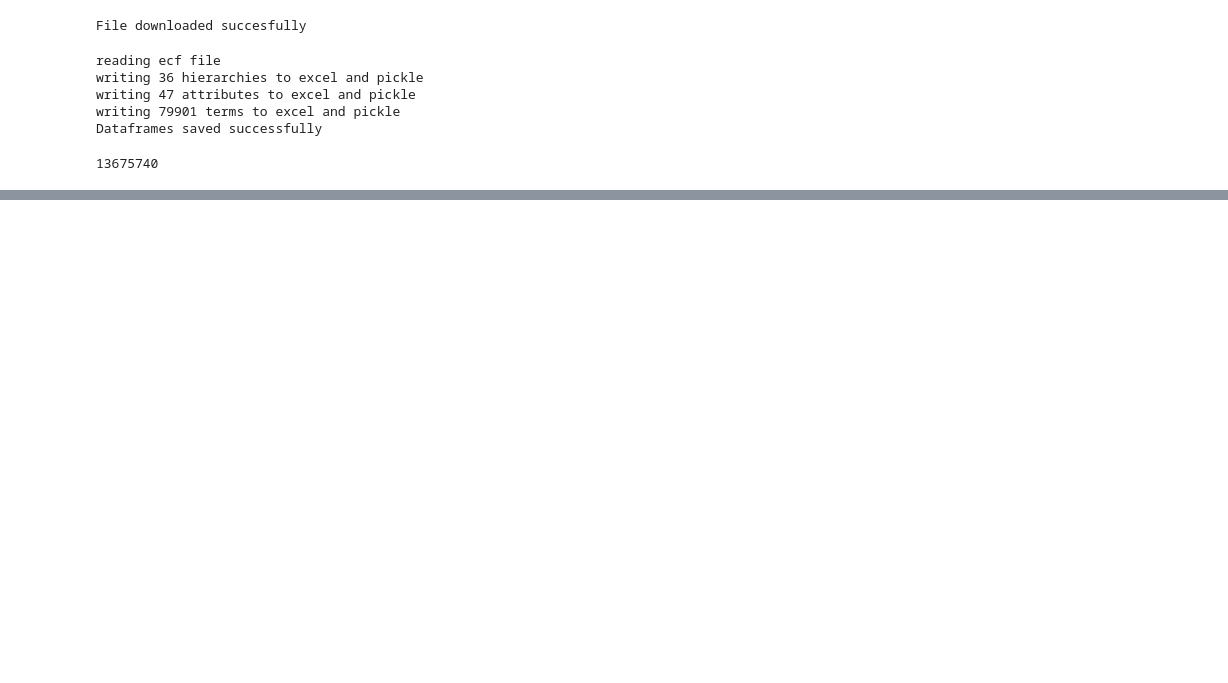
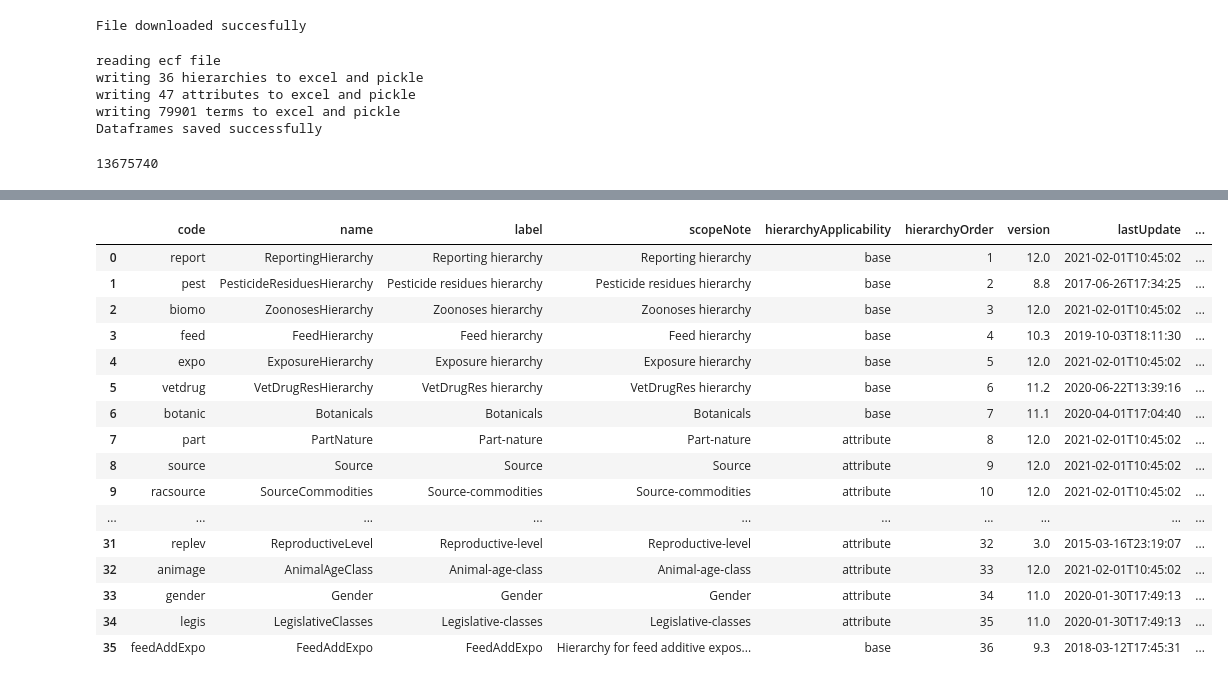
Before and after one commit to Epiconcept-Paris/roast-beef-and-croissants, a Jupyter notebook: 01. Get FoodEx2.ipynb, the cells around one changed output, grey strips where cells are left out. Cells and saved outputs as stored; diff of their text form; code cells hidden in the pictures; blank space fills up the shorter version.

```diff
--- a/01. Get FoodEx2.ipynb
+++ b/01. Get FoodEx2.ipynb
@@ -124,0 +169,25 @@ Dataframes saved successfully
+# %%
+#showing hierarchies
+import pandas as pd
+def showhierarchies():
+    df = pd.read_pickle("data/hierarchies.pickle")
+    return df
+showhierarchies()
+# %% [output]
+|  | code | name | label | scopeNote | hierarchyApplicability | hierarchyOrder | version | lastUpdate | ... |
+| 0 | report | ReportingHierarchy | Reporting hierarchy | Reporting hierarchy | base | 1 | 12.0 | 2021-02-01T10:45:02 | ... |
+| 1 | pest | PesticideResiduesHierarchy | Pesticide residues hierarchy | Pesticide residues hierarchy | base | 2 | 8.8 | 2017-06-26T17:34:25 | ... |
+| 2 | biomo | ZoonosesHierarchy | Zoonoses hierarchy | Zoonoses hierarchy | base | 3 | 12.0 | 2021-02-01T10:45:02 | ... |
+| 3 | feed | FeedHierarchy | Feed hierarchy | Feed hierarchy | base | 4 | 10.3 | 2019-10-03T18:11:30 | ... |
+| 4 | expo | ExposureHierarchy | Exposure hierarchy | Exposure hierarchy | base | 5 | 12.0 | 2021-02-01T10:45:02 | ... |
+| 5 | vetdrug | VetDrugResHierarchy | VetDrugRes hierarchy | VetDrugRes hierarchy | base | 6 | 11.2 | 2020-06-22T13:39:16 | ... |
+| 6 | botanic | Botanicals | Botanicals | Botanicals | base | 7 | 11.1 | 2020-04-01T17:04:40 | ... |
+| 7 | part | PartNature | Part-nature | Part-nature | attribute | 8 | 12.0 | 2021-02-01T10:45:02 | ... |
+| 8 | source | Source | Source | Source | attribute | 9 | 12.0 | 2021-02-01T10:45:02 | ... |
+| 9 | racsource | SourceCommodities | Source-commodities | Source-commodities | attribute | 10 | 12.0 | 2021-02-01T10:45:02 | ... |
+| ... | ... | ... | ... | ... | ... | ... | ... | ... | ... |
+| 31 | replev | ReproductiveLevel | Reproductive-level | Reproductive-level | attribute | 32 | 3.0 | 2015-03-16T23:19:07 | ... |
+| 32 | animage | AnimalAgeClass | Animal-age-class | Animal-age-class | attribute | 33 | 12.0 | 2021-02-01T10:45:02 | ... |
+| 33 | gender | Gender | Gender | Gender | attribute | 34 | 11.0 | 2020-01-30T17:49:13 | ... |
+| 34 | legis | LegislativeClasses | Legislative-classes | Legislative-classes | attribute | 35 | 11.0 | 2020-01-30T17:49:13 | ... |
+| 35 | feedAddExpo | FeedAddExpo | FeedAddExpo | Hierarchy for feed additive expos... | base | 36 | 9.3 | 2018-03-12T17:45:31 | ... |
```
Also changed, not shown: parts of 2 cells of this notebook, 2 other files.
